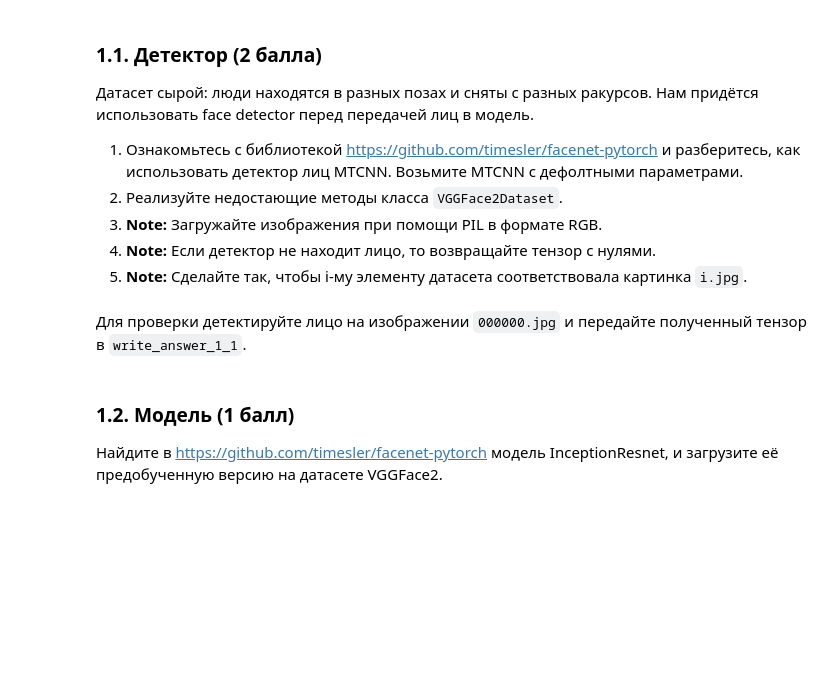
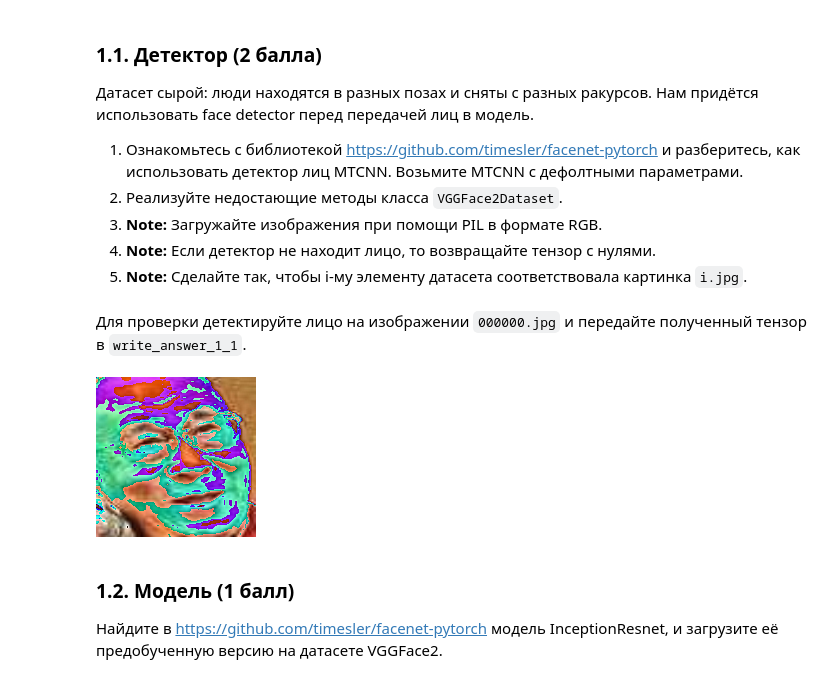
Before and after one commit to gumaonelove/data-science, a Jupyter notebook: Тинькофф/Deep Learning/9 Metric Learning/dl-1-metric-learning-homework.ipynb, the cells around one changed output. Saved outputs shown, nothing was run; the diff lists cells and outputs as text; code cells hidden in the pictures; blank space fills up the shorter version.

```diff
--- a/Тинькофф/Deep Learning/9 Metric Learning/dl-1-metric-learning-homework.ipynb
+++ b/Тинькофф/Deep Learning/9 Metric Learning/dl-1-metric-learning-homework.ipynb
@@ -43,19 +53,28 @@ Image.open("/content/vggface2/000003.jpg").convert("RGB")
 3. **Note:** Загружайте изображения при помощи PIL в формате RGB.
 4. **Note:** Если детектор не находит лицо, то возвращайте тензор с нулями.
 5. **Note:** Сделайте так, чтобы i-му элементу датасета соответствовала картинка `i.jpg`.
-# %%
-class VGGFace2Dataset(torch.utils.data.Dataset):
-    def __init__(self, root="/content/vggface2"):
-        # TODO
-        pass
-
-    def __len__(self):
-        # TODO
-        pass
-
-    def __getitem__(self, item):
-        # TODO
-        pass
+# %%
+#!g1.1
+from facenet_pytorch import MTCNN
+import os
+mtcnn = MTCNN(select_largest=False, device=device)
+# %%
+#!g1.1
+class VGGFace2Dataset(torch.utils.data.Dataset):
+    def __init__(self, root="vggface2", transform=None):
+        self.root = root
+        self.transform = transform
+        self.image_paths = [os.path.join(self.root, img_path) for img_path in sorted(os.listdir(self.root))]
+
+    def __len__(self):
+        return len(self.image_paths)
+
+    def __getitem__(self, item):
+        image = Image.open(self.image_paths[item]).convert("RGB")
+        tensor = mtcnn(image)
+        if self.transform and tensor:
+          tensor = self.transform(tensor)
+        return tensor if tensor is not None else torch.zeros(3, 160, 160)
 # %% [markdown]
 Для проверки детектируйте лицо на изображении `000000.jpg` и передайте полученный тензор в `write_answer_1_1`.
 # %%
@@ -68,0 +92,3 @@ def test_1_1(data):
+# %%
+#!g1.1
+dataset = VGGFace2Dataset()
@@ -68,0 +98,7 @@ def test_1_1(data):
+# %%
+#!g1.1
+tensor = dataset[0]
+img = transforms.ToPILImage()(tensor)
+display(img)
+# %% [output]
+[figure, added]
```
Also changed, not shown: parts of 46 cells of this notebook, 13 other files.
